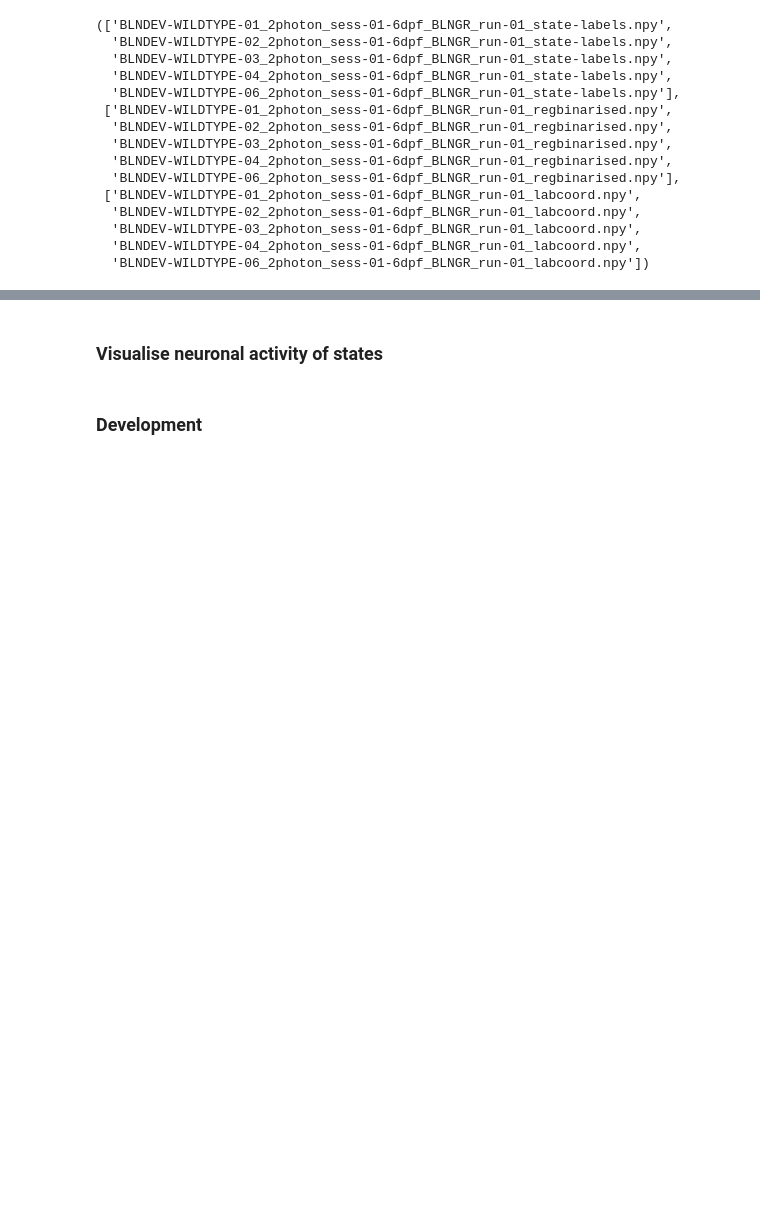
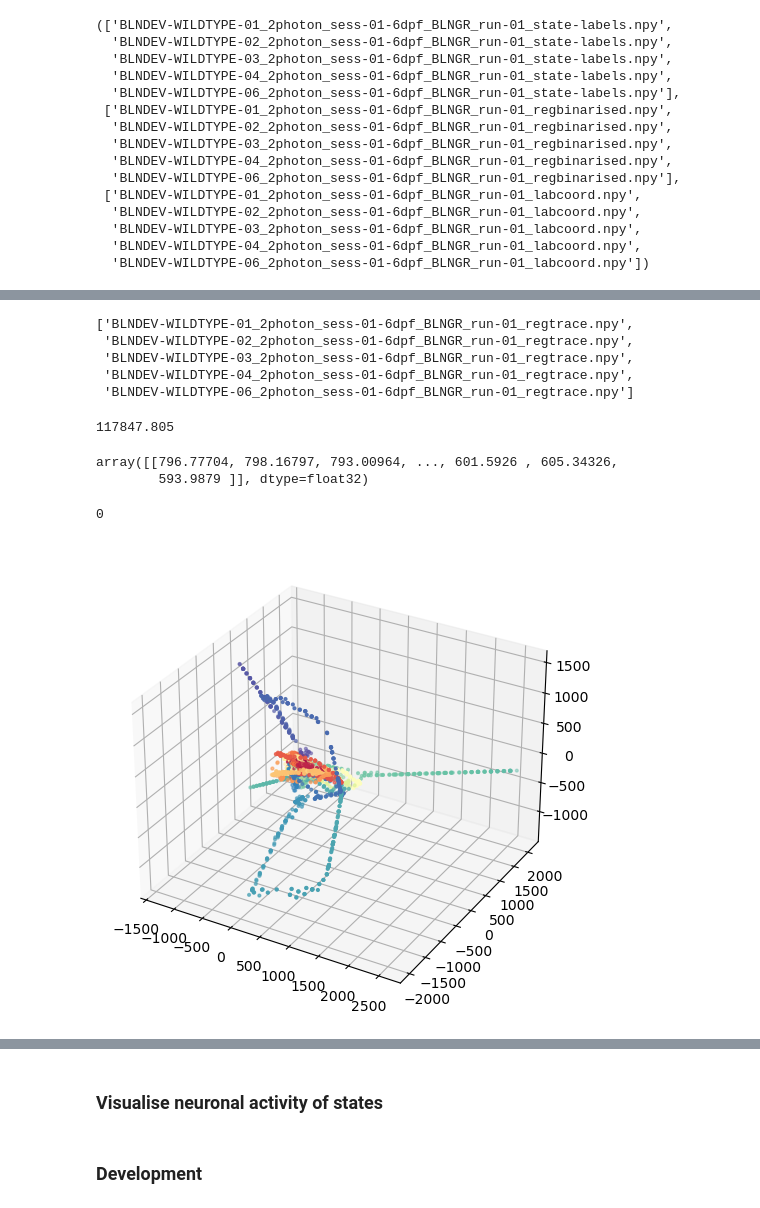
Before and after one commit to dmnburrows/multiscale_dev_dynamics, a Jupyter notebook: dev_dynamics.ipynb, the cells around one changed output, grey strips where cells are left out. Cells and saved outputs as stored; diff of their text form; code cells hidden in the pictures; blank space fills up the shorter version.

```diff
--- a/dev_dynamics.ipynb
+++ b/dev_dynamics.ipynb
@@ -41,7 +37,8 @@ The autoreload extension is already loaded. To reload it, use:
 # %%
 #Load developmental data
-meta_l = adfn.return_files(Fdata, 'BLNDEV-WILDTYPE', '*6dpf*eta*')
-bind_l = adfn.return_files(Fdata, 'BLNDEV-WILDTYPE', '*regbin*')
-coord_l = adfn.return_files(Fdata, 'BLNDEV-WILDTYPE', '*6dpf*labco*')
-meta_l, bind_l, coord_l
+meta_l = adfn.return_files(s_data, 'dev', '*6dpf*state*')
+bind_l = adfn.return_files(s_data, 'dev', '*regbin*')
+coord_l = adfn.return_files(s_data, 'dev', '*6dpf*labco*')
+trace_l = adfn.return_files(s_data, '', '*6dpf*regtra*')
+meta_l, bind_l, coord_l, trace_l
 # %% [output]
@@ -157,3 +137,12 @@ output_data = fit.components_
+# %%
+trace_l = adfn.return_files(s_data, 'dev', '*6dpf*regtra*')
+trace_l
+# %% [output]
+['BLNDEV-WILDTYPE-01_2photon_sess-01-6dpf_BLNGR_run-01_regtrace.npy',
+ 'BLNDEV-WILDTYPE-02_2photon_sess-01-6dpf_BLNGR_run-01_regtrace.npy',
+ 'BLNDEV-WILDTYPE-03_2photon_sess-01-6dpf_BLNGR_run-01_regtrace.npy',
+ 'BLNDEV-WILDTYPE-04_2photon_sess-01-6dpf_BLNGR_run-01_regtrace.npy',
+ 'BLNDEV-WILDTYPE-06_2photon_sess-01-6dpf_BLNGR_run-01_regtrace.npy']
 # %%
 def nonlinembed(data):
     from sklearn.manifold import Isomap
@@ -165,0 +174,16 @@ prac = nonlinembed(bind_a)
+# %%
+np.linalg.norm(data[:,0])
+# %% [output]
+117847.805
+# %%
+data_mean = np.apply_over_axes(np.mean,data, 0)
+data_mean
+# %% [output]
+array([[796.77704, 798.16797, 793.00964, ..., 601.5926 , 605.34326,
+        593.9879 ]], dtype=float32)
+# %%
+##isomap TRAJECTORIES
+ch=0
+data = np.load(trace_l[ch])
+scaled_data = scale(data)
+prac = nonlinembed(scaled_data.T)
@@ -165,0 +200,15 @@ prac = nonlinembed(bind_a)
+# %%
+ch=2
+data = np.load(trace_l[ch])
+
+from sklearn.manifold import TSNE
+X = TSNE(n_components=3, learning_rate='auto', init='random', perplexity=3).fit_transform(data.T)
+# %%
+print(ch)
+fig = plt.figure(figsize=(6,6))
+ax = fig.add_subplot(projection='3d')
+ax.scatter(prac[:,0], prac[:,1],prac[:,2], c = np.arange(0,prac.shape[0]), cmap='Spectral', s=4)
+plt.show()
+# %% [output]
+0
+[figure, added]
```
Also changed, not shown: parts of 33 cells of this notebook, 1 other file.
